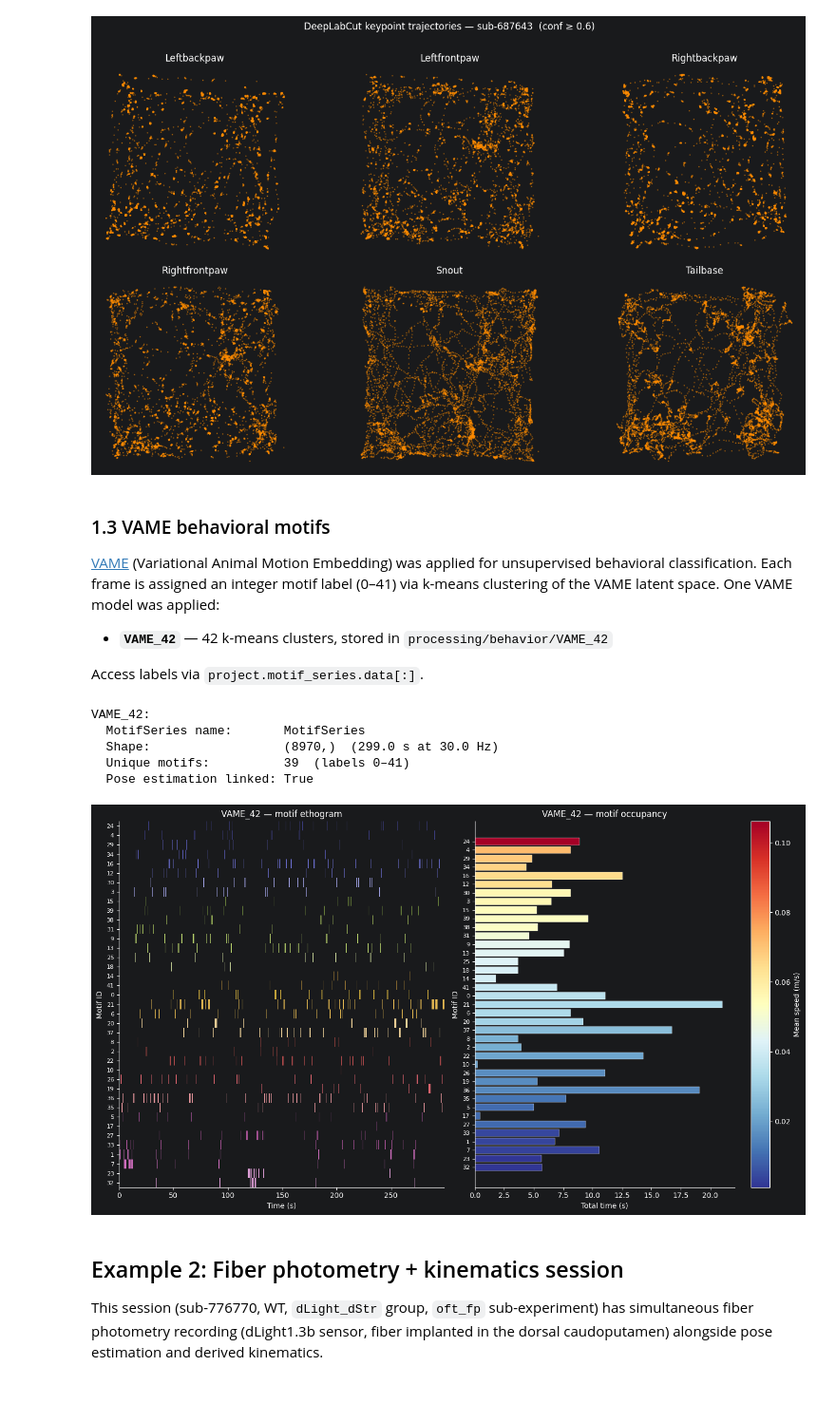
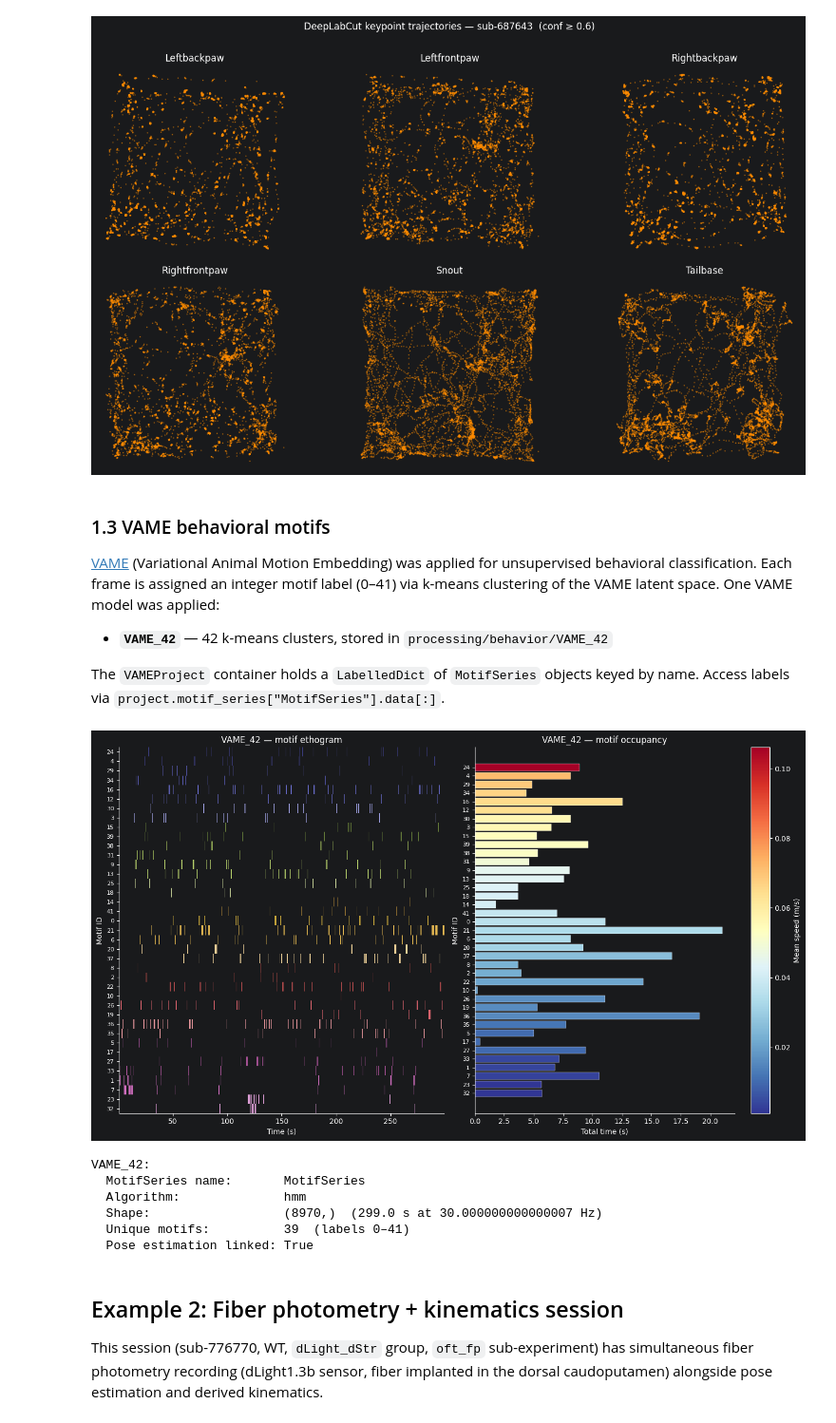
Before and after one commit to catalystneuro/meletis-lab-to-nwb, a Jupyter notebook: src/meletis_lab_to_nwb/tutorials/open_field_test_demo.ipynb, the cells around one changed output. Shown at 95% size. Cells and saved outputs as stored; diff of their text form; code cells hidden in the pictures; blank space fills up the shorter version.

```diff
--- a/src/meletis_lab_to_nwb/tutorials/open_field_test_demo.ipynb
+++ b/src/meletis_lab_to_nwb/tutorials/open_field_test_demo.ipynb
@@ -175,24 +175,14 @@ k-means clustering of the VAME latent space. One VAME model was applied:
 
 - **`VAME_42`** — 42 k-means clusters, stored in `processing/behavior/VAME_42`
 
-Access labels via `project.motif_series.data[:]`.
+The `VAMEProject` container holds a `LabelledDict` of `MotifSeries` objects keyed by name.
+Access labels via `project.motif_series["MotifSeries"].data[:]`.
+# %%
+vame_project = nwbfile1.processing["behavior"]["VAME_42"]
 # %%
-vame_projects = {k: v for k, v in behavior1.data_interfaces.items() if type(v).__name__ == "VAMEProject"}
-
-for key, project in vame_projects.items():
-    ms = project.motif_series
-    labels = np.array(ms.data[:])
-    print(f"{key}:")
-    print(f"  MotifSeries name:       {ms.name}")
-    print(f"  Shape:                  {labels.shape}  ({labels.shape[0] / ms.rate:.1f} s at {ms.rate} Hz)")
-    print(f"  Unique motifs:          {len(np.unique(labels))}  (labels {labels.min()}–{labels.max()})")
-    print(f"  Pose estimation linked: {project.pose_estimation is not None}")
-    print()
-
-key, project = next(iter(vame_projects.items()))
-ms = project.motif_series
+ms = vame_project.motif_series["MotifSeries"]
 labels = np.array(ms.data[:])
-time_s = np.arange(len(labels)) / ms.rate
+time_s = ms.get_timestamps()
 
 unique, counts = np.unique(labels, return_counts=True)
 
@@ -208,41 +198,50 @@ sorted_means1 = motif_mean1[sort_idx1]
 rank_map1 = {m: r for r, m in enumerate(sorted_ids1)}
 rank_labels1 = np.array([rank_map1[l] for l in labels])
 yticks1 = np.arange(len(sorted_ids1))
 
 norm1 = plt.Normalize(np.nanmin(sorted_means1), np.nanmax(sorted_means1))
 bar_colors1 = plt.cm.RdYlBu_r(norm1(sorted_means1))
 
 fig, axes = plt.subplots(1, 2, figsize=(14, 8))
 
 _plot_ethogram(axes[0], time_s, rank_labels1, yticks1, ms.rate)
 axes[0].set_xlabel("Time (s)")
 axes[0].set_ylabel("Motif ID")
 axes[0].set_yticks(yticks1)
 axes[0].set_yticklabels(sorted_ids1, fontsize=8)
 axes[0].invert_yaxis()
-axes[0].set_title(f"{key} — motif ethogram")
+axes[0].set_title(f"VAME_42 — motif ethogram")
 axes[0].spines[["top", "right"]].set_visible(False)
 
 axes[1].barh(yticks1, sorted_counts1 / ms.rate, color=bar_colors1, edgecolor="white", linewidth=0.3)
 axes[1].set_yticks(yticks1)
 axes[1].set_yticklabels(sorted_ids1, fontsize=8)
 axes[1].invert_yaxis()
 axes[1].set_ylabel("Motif ID")
 axes[1].set_xlabel("Total time (s)")
-axes[1].set_title(f"{key} — motif occupancy")
+axes[1].set_title(f"VAME_42 — motif occupancy")
 axes[1].spines[["top", "right"]].set_visible(False)
 sm1 = plt.cm.ScalarMappable(cmap="RdYlBu_r", norm=norm1)
 plt.colorbar(sm1, ax=axes[1], label="Mean speed (m/s)")
 
 plt.tight_layout()
 plt.show()
+
+print(f"VAME_42:")
+print(f"  MotifSeries name:       {ms.name}")
+print(f"  Algorithm:              {ms.algorithm}")
+print(f"  Shape:                  {labels.shape}  ({labels.shape[0] / ms.rate:.1f} s at {ms.rate} Hz)")
+print(f"  Unique motifs:          {len(np.unique(labels))}  (labels {labels.min()}–{labels.max()})")
+print(f"  Pose estimation linked: {vame_project.pose_estimation is not None}")
+print()
 # %% [output]
+[figure]
 VAME_42:
   MotifSeries name:       MotifSeries
-  Shape:                  (8970,)  (299.0 s at 30.0 Hz)
+  Algorithm:              hmm
+  Shape:                  (8970,)  (299.0 s at 30.000000000000007 Hz)
   Unique motifs:          39  (labels 0–41)
   Pose estimation linked: True
-[figure]
 # %% [markdown]
 ## Example 2: Fiber photometry + kinematics session
 
```
Also changed, not shown: parts of 4 cells of this notebook.
